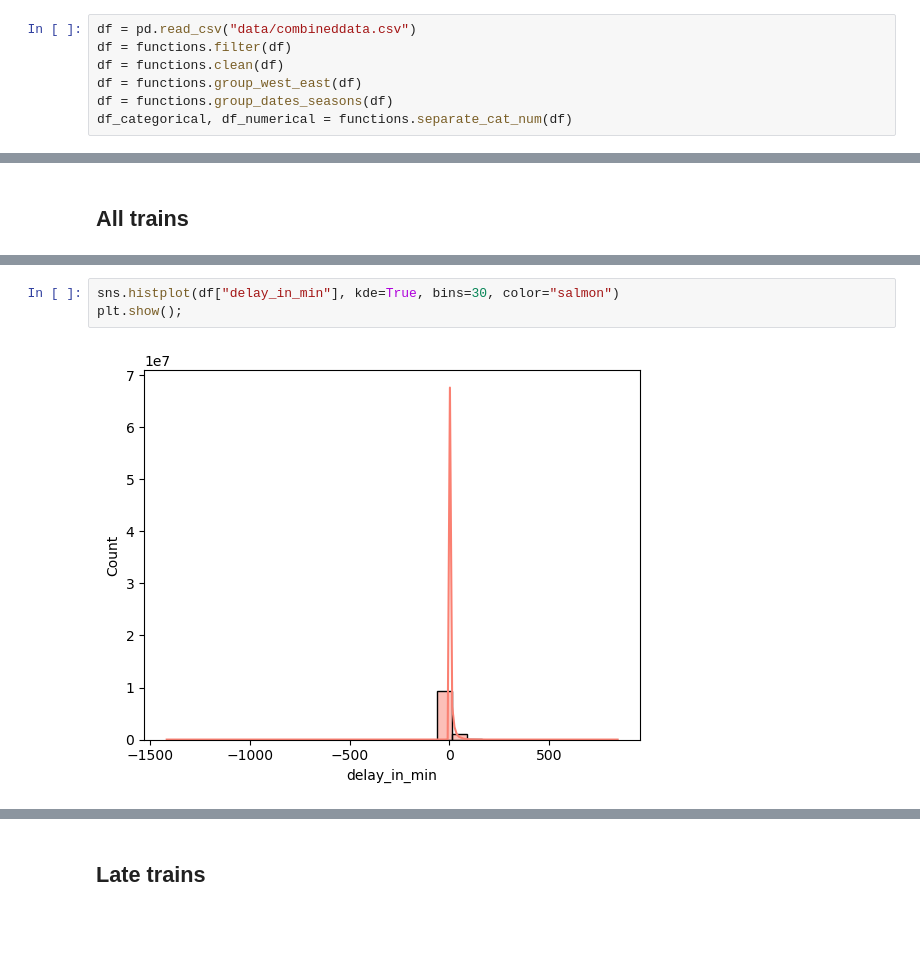
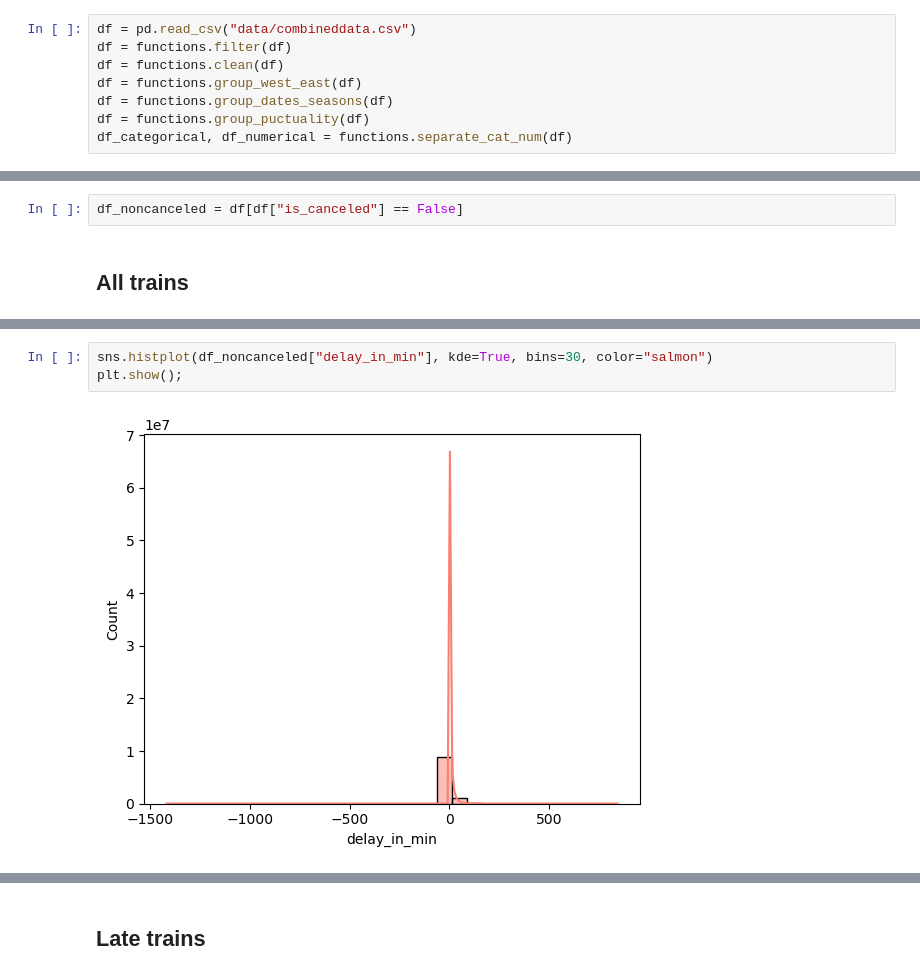
Before and after one commit to TebasMartinez/DA-Deutsche-Bahn-delays, a Jupyter notebook: Univariate EDA.ipynb, the cells around one changed output, grey strips where cells are left out. Saved outputs shown, nothing was run; the diff lists cells and outputs as text; blank space fills up the shorter version.

```diff
--- a/Univariate EDA.ipynb
+++ b/Univariate EDA.ipynb
@@ -12,6 +12,7 @@ df = functions.filter(df)
 df = functions.clean(df)
 df = functions.group_west_east(df)
 df = functions.group_dates_seasons(df)
+df = functions.group_puctuality(df)
 df_categorical, df_numerical = functions.separate_cat_num(df)
 # %%
 df.head(5)
@@ -217,3 +264,5 @@ Index(['station', 'train_name', 'final_destination_station', 'delay_in_min',
+# %%
+df_noncanceled = df[df["is_canceled"] == False]
 # %% [markdown]
 ## All trains
 # %%
@@ -235,8 +284,8 @@ df["delay_in_min"].mode()
 0    0
 Name: delay_in_min, dtype: int64
 # %%
-sns.histplot(df["delay_in_min"], kde=True, bins=30, color="salmon")
+sns.histplot(df_noncanceled["delay_in_min"], kde=True, bins=30, color="salmon")
 plt.show();
 # %% [output]
-[figure, old version]
+[figure, new version]
 # %%
```
Also changed, not shown: parts of 22 cells of this notebook.
